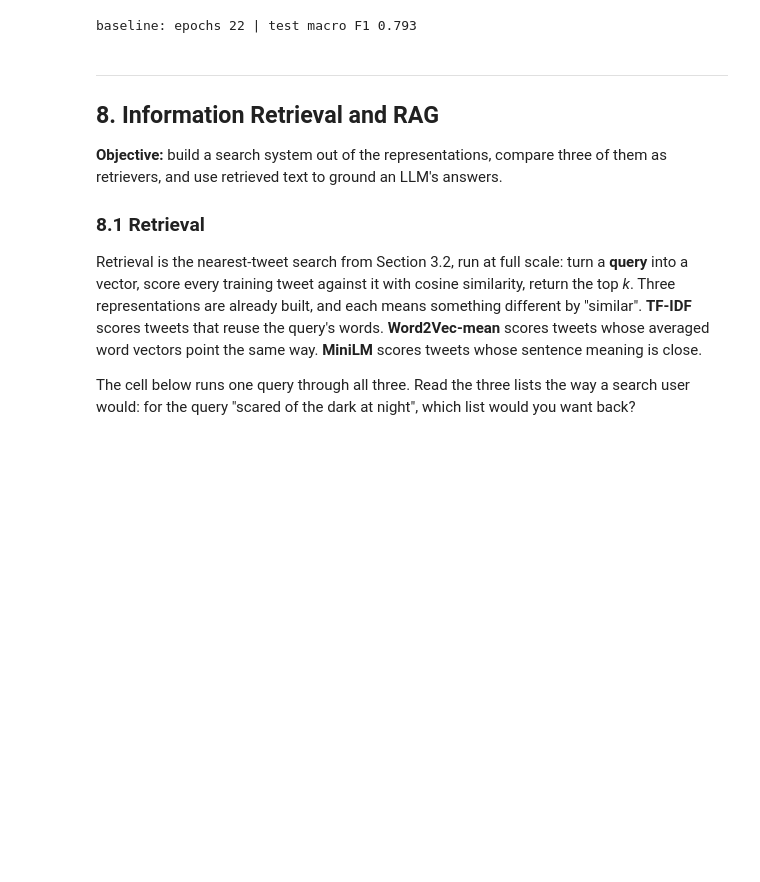
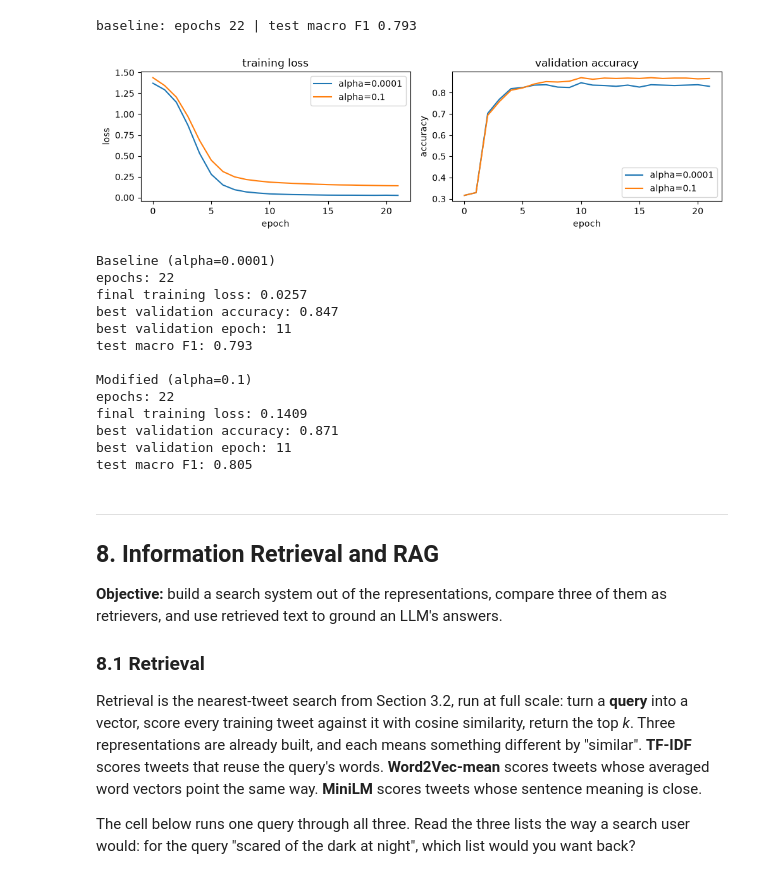
Before and after one commit to quoclnh/DMLab2, a Jupyter notebook: DM2026-Lab2-Master.ipynb, the cells around one changed output. Saved outputs shown, nothing was run; the diff lists cells and outputs as text; code cells hidden in the pictures; blank space fills up the shorter version.

```diff
--- a/DM2026-Lab2-Master.ipynb
+++ b/DM2026-Lab2-Master.ipynb
@@ -1782,6 +1782,50 @@ print("baseline: epochs", len(mlp_tfidf.loss_curve_),
 baseline: epochs 22 | test macro F1 0.793
 # %%
 #Answer here
+# Modified alpha: stronger L2 regularization
+mlp_regularized = MLPClassifier(hidden_layer_sizes=(128, 64), alpha=0.1,
+                                max_iter=300, early_stopping=True,
+                                validation_fraction=0.15, random_state=SEED)
+mlp_regularized.fit(X_train_tfidf, y_train)
+
+plot_curves({
+    "alpha=0.0001": mlp_tfidf,
+    "alpha=0.1": mlp_regularized
+})
+
+# Compare the training and validation results
+for name, model in [
+    ("Baseline (alpha=0.0001)", mlp_tfidf),
+    ("Modified (alpha=0.1)", mlp_regularized)
+]:
+    print(f"\n{name}")
+    print("epochs:", len(model.loss_curve_))
+    print("final training loss:", round(model.loss_curve_[-1], 4))
+    print("best validation accuracy:", round(max(model.validation_scores_), 3))
+    print("best validation epoch:", np.argmax(model.validation_scores_) + 1)
+    print("test macro F1:", round(evaluate(y_test, model.predict(X_test_tfidf))["macro_f1"], 3))
+
+# Both models ran for 22 epochs. The baseline's training loss flattened at approximately 0.0257, while the
+# modified model's loss flattened at a higher value of 0.1409. Both reached their peak validation accuracy
+# at epoch 11, but the modified model achieved a higher peak (0.871 versus 0.847). Test macro F1 also
+# improved from 0.793 to 0.805. Overall, increasing alpha from 0.0001 to 0.1 appears to have reduced
+# overfitting. The higher training loss, together with improved validation accuracy and test macro F1,
+# suggests better generalization.
+# %% [output]
+[figure, added]
+Baseline (alpha=0.0001)
+epochs: 22
+final training loss: 0.0257
+best validation accuracy: 0.847
+best validation epoch: 11
+test macro F1: 0.793
+
+Modified (alpha=0.1)
+epochs: 22
+final training loss: 0.1409
+best validation accuracy: 0.871
+best validation epoch: 11
+test macro F1: 0.805
 # %% [markdown]
 ---
 ## 8. Information Retrieval and RAG
```
Also changed, not shown: parts of 3 cells of this notebook.
